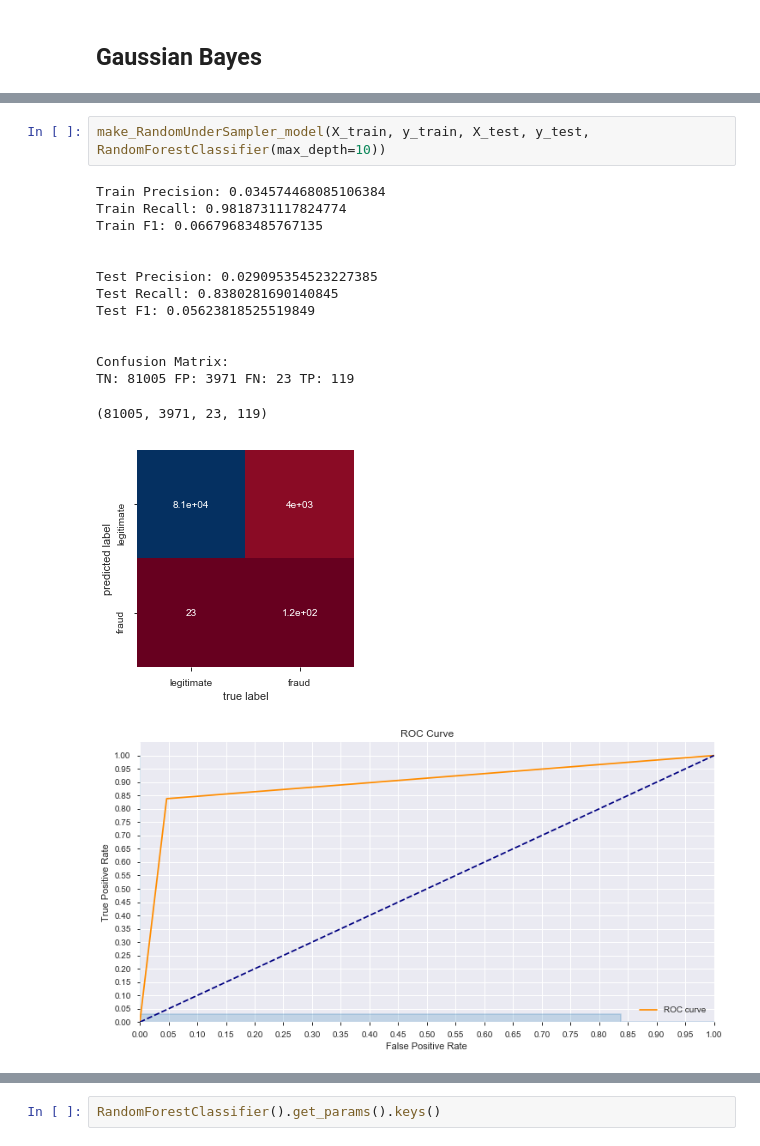
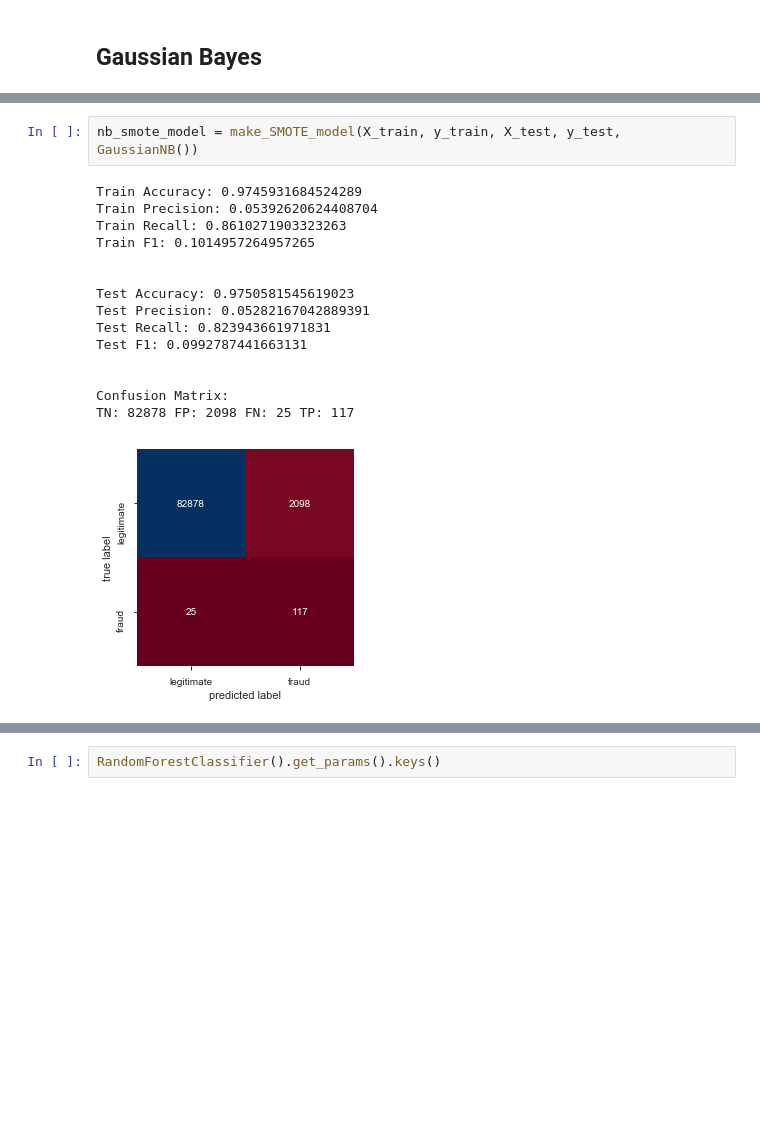
Before and after one commit to AdamBlomfield/mod_5_project, a Jupyter notebook: notebooks/ke_mod_5_project.ipynb, the cells around one changed output, grey strips where cells are left out. Drawn from its saved outputs; the diff is of its cells as text; blank space fills up the shorter version.

```diff
--- a/notebooks/ke_mod_5_project.ipynb
+++ b/notebooks/ke_mod_5_project.ipynb
@@ -532,18 +260,18 @@ TN: 84853 FP: 123 FN: 27 TP: 115
-# %%
-make_RandomUnderSampler_model(X_train, y_train, X_test, y_test, RandomForestClassifier(max_depth=10))
-# %% [output]
-Train Precision: 0.034574468085106384
-Train Recall: 0.9818731117824774
-Train F1: 0.06679683485767135
-
-
-Test Precision: 0.029095354523227385
-Test Recall: 0.8380281690140845
-Test F1: 0.05623818525519849
-
-
-Confusion Matrix:
-TN: 81005 FP: 3971 FN: 23 TP: 119
-(81005, 3971, 23, 119)
-[figure, removed]
-[figure, removed]
+# %%
+nb_smote_model = make_SMOTE_model(X_train, y_train, X_test, y_test, GaussianNB())
+# %% [output]
+Train Accuracy: 0.9745931684524289
+Train Precision: 0.05392620624408704
+Train Recall: 0.8610271903323263
+Train F1: 0.1014957264957265
+
+
+Test Accuracy: 0.9750581545619023
+Test Precision: 0.05282167042889391
+Test Recall: 0.823943661971831
+Test F1: 0.0992787441663131
+
+
+Confusion Matrix:
+TN: 82878 FP: 2098 FN: 25 TP: 117
+[figure, added]
```
Also changed, not shown: parts of 64 cells of this notebook, 2 other files.
